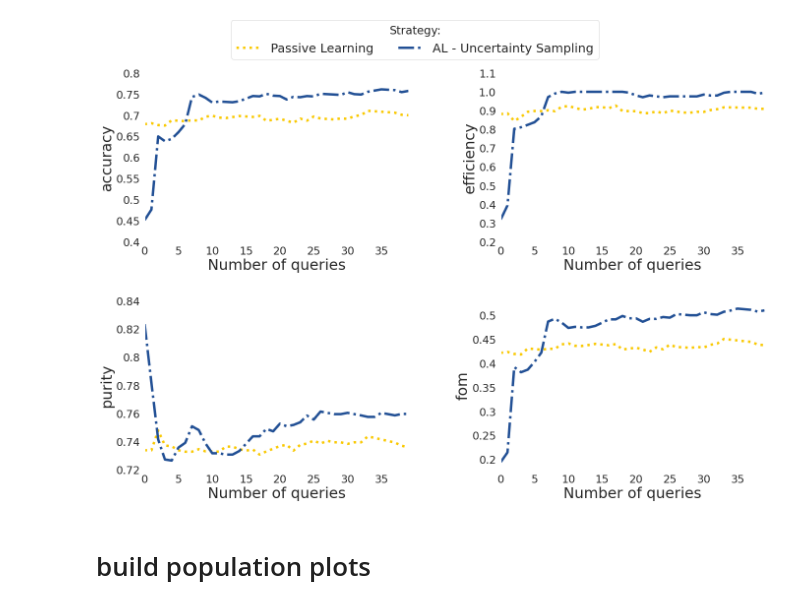
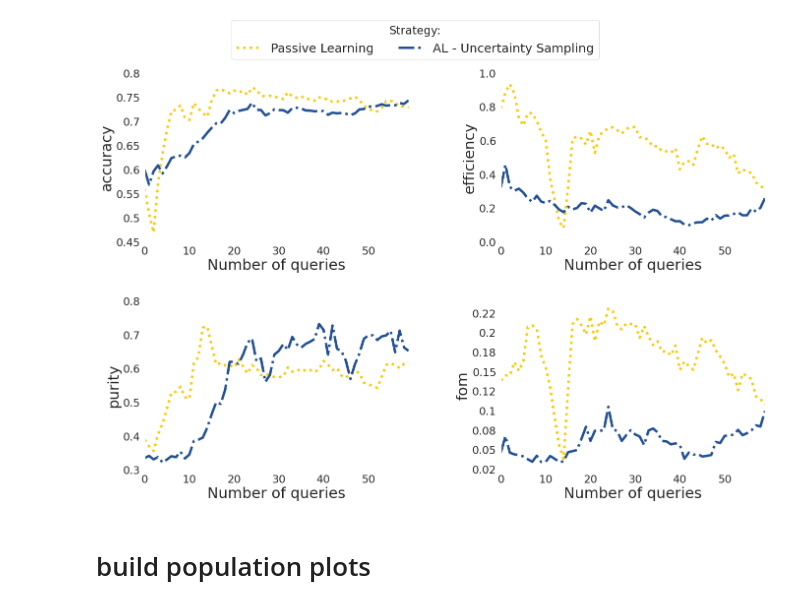
Before and after one commit to emilleishida/fink-sn-al-randomforest, a Jupyter notebook: explore_results.ipynb, the cells around one changed output. Cells and saved outputs as stored; diff of their text form; code cells hidden in the pictures.

Commit message:
description of new results

```diff
--- a/explore_results.ipynb
+++ b/explore_results.ipynb
@@ -9,28 +9,28 @@ from actsnclass.plot_results import Canvas
 # %%
 v = 0
 
 strategies_list = ['RandomSampling', 'UncSampling']
 
-path_to_files = ['results/metrics/RandomSampling/metrics_RandomSampling_' + str(v) + '.dat',
-                'results/metrics/UncSampling/metrics_UncSampling_' + str(v) + '.dat']
+path_to_files = ['results/RandomSampling/metrics/metrics_RandomSampling_v' + str(v) + '.dat',
+                'results/UncSampling/metrics/metrics_UncSampling_v' + str(v) + '.dat']
 
 output_fname = 'plots/metrics_' + str(v) + '.png'
 
 # create Canvas object
 cv = Canvas()
 
 # load data
 cv.load_metrics(path_to_files=path_to_files,
                 strategies_list=strategies_list)
 
 # set plot dimensions
 cv.set_plot_dimensions()
 
 # save plot to file
 cv.plot_metrics(output_plot_file=output_fname,
                 strategies_list=strategies_list)
 # %% [output]
-[figure, old version]
+[figure, new version]
 # %% [markdown]
 # build population plots
 # %%
```
Also changed, not shown: parts of 4 cells of this notebook, 2 other files.
